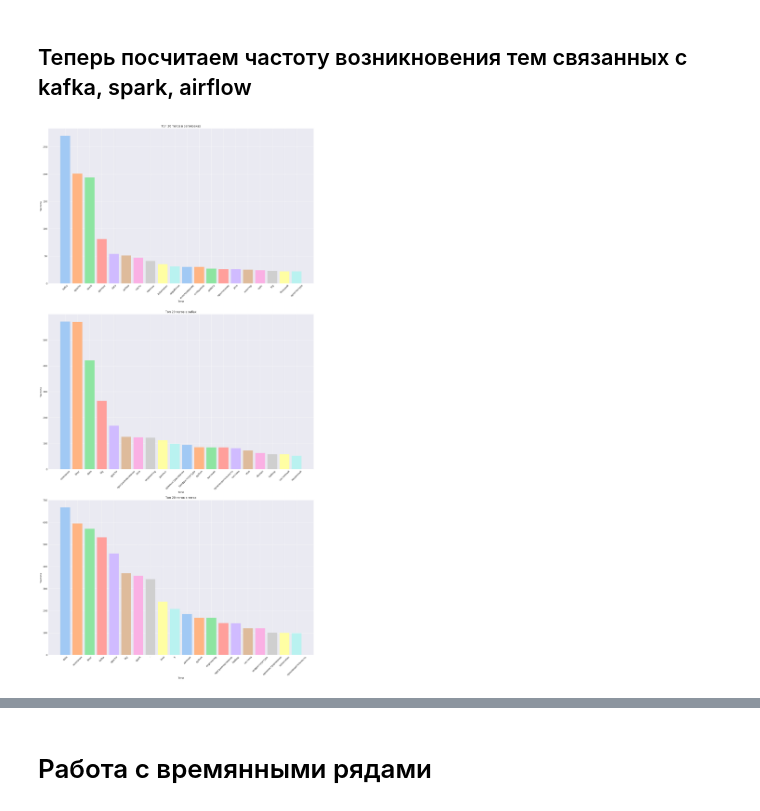
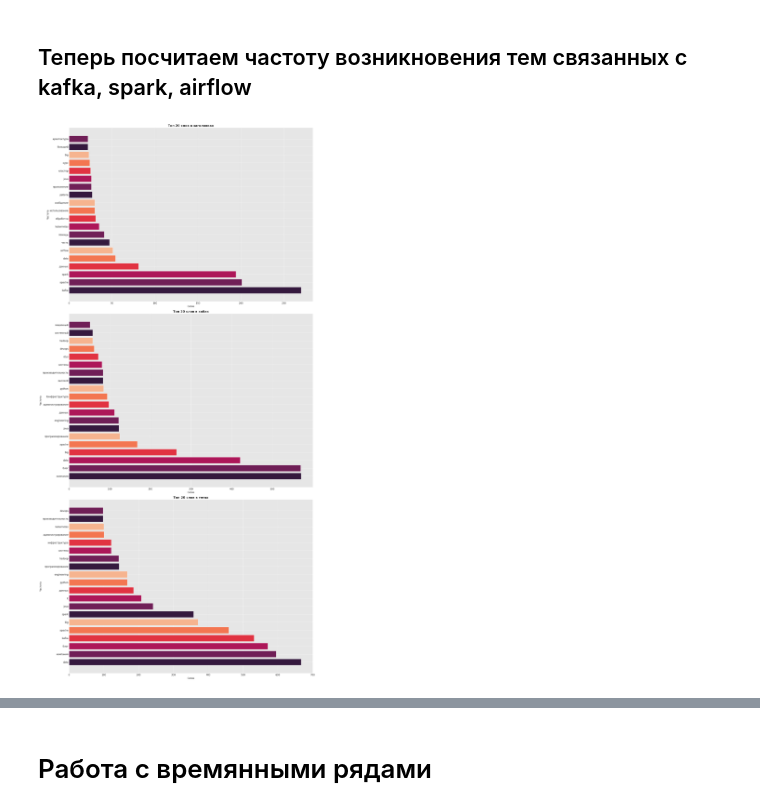
Before and after one commit to daxausername/parsing_habr, a Jupyter notebook: EDA.ipynb, the cells around one changed output, grey strips where cells are left out. Cells and saved outputs as stored; diff of their text form; code cells hidden in the pictures.

```diff
--- a/EDA.ipynb
+++ b/EDA.ipynb
@@ -132,31 +134,0 @@ sns.set_palette("pastel")
-# %%
-# Отрисуем 3 диаграммы по распределению топ 20 слов в тексте нужно сделать три subplots
-freq_all_title = FreqDist(habr_metadata['title_lemma'].sum())
-freq_all_hub = FreqDist(habr_metadata['lemma_hub'].sum())
-freq_all_tags = FreqDist(habr_metadata['tags_lemma'].sum())
-
-
-fig, axes = plt.subplots(3, 1, figsize=(20, 40))
-
-tags1, counts1 = zip(*freq_all_title.most_common(20))
-axes[0].bar(tags1, counts1, color=sns.color_palette())
-axes[0].set_title("Топ 20 тегов в заголовках")
-axes[0].set_xlabel("Теги")
-axes[0].set_ylabel("Частота")
-axes[0].tick_params(axis='x', rotation=45)
-
-tags2, counts2 = zip(*freq_all_hub.most_common(20))
-axes[1].bar(tags2, counts2, color=sns.color_palette())
-axes[1].set_title("Топ 20 тегов в хабах")
-axes[1].set_xlabel("Теги")
-axes[1].set_ylabel("Частота")
-axes[1].tick_params(axis='x', rotation=45)
-
-tags3, counts3 = zip(*freq_all_tags.most_common(20))
-axes[2].bar(tags3, counts3, color=sns.color_palette())
-axes[2].set_title("Топ 20 тегов в тегах")
-axes[2].set_xlabel("Теги")
-axes[2].set_ylabel("Частота")
-axes[2].tick_params(axis='x', rotation=45)
-# %% [output]
-[figure, removed]
@@ -163,2 +144,25 @@ axes[2].tick_params(axis='x', rotation=45)
+# %%
+
+fig, axes = plt.subplots(3, 1, figsize=(20, 40))
+
+
+titles = ["Топ 20 слов в заголовках", "Топ 20 слов в хабах", "Топ 20 слов в тегах"]
+
+# Проходим по всем колонкам и соответствующим осям одновременно
+for idx, (column, title) in enumerate(zip(['title_lemma', 'lemma_hub', 'tags_lemma'], titles)):
+
+    tags, counts = zip(*FreqDist(habr_metadata[column].sum()).most_common(20))
+
+    # Создаем график на соответствующей оси
+    axes[idx].barh(tags, counts, color=sns.color_palette())
+    axes[idx].set_title(title, fontsize = 16, fontweight='bold')
+    axes[idx].set_xlabel("Слова", fontsize = 12)
+    axes[idx].set_ylabel("Частота", fontsize = 12)
+
+plt.tight_layout()
+
+plt.show()
+# %% [output]
+[figure, added]
 # %%
 from matplotlib.ticker import MultipleLocator
```
Also changed, not shown: parts of 39 cells of this notebook, 2 other files.
